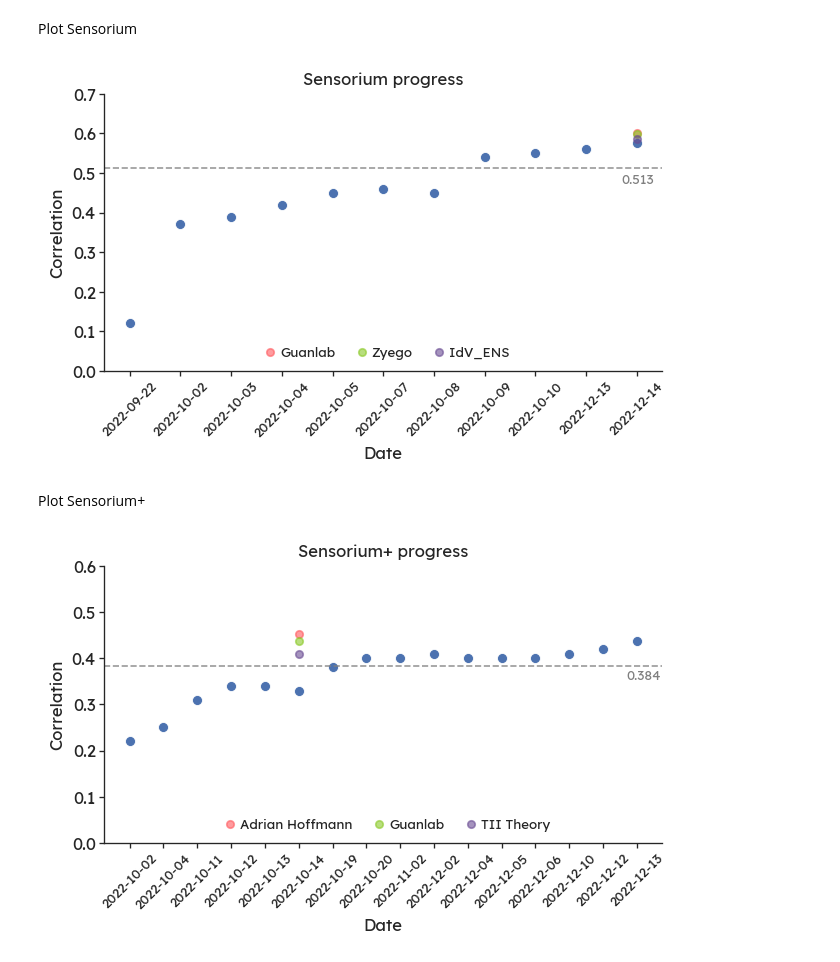
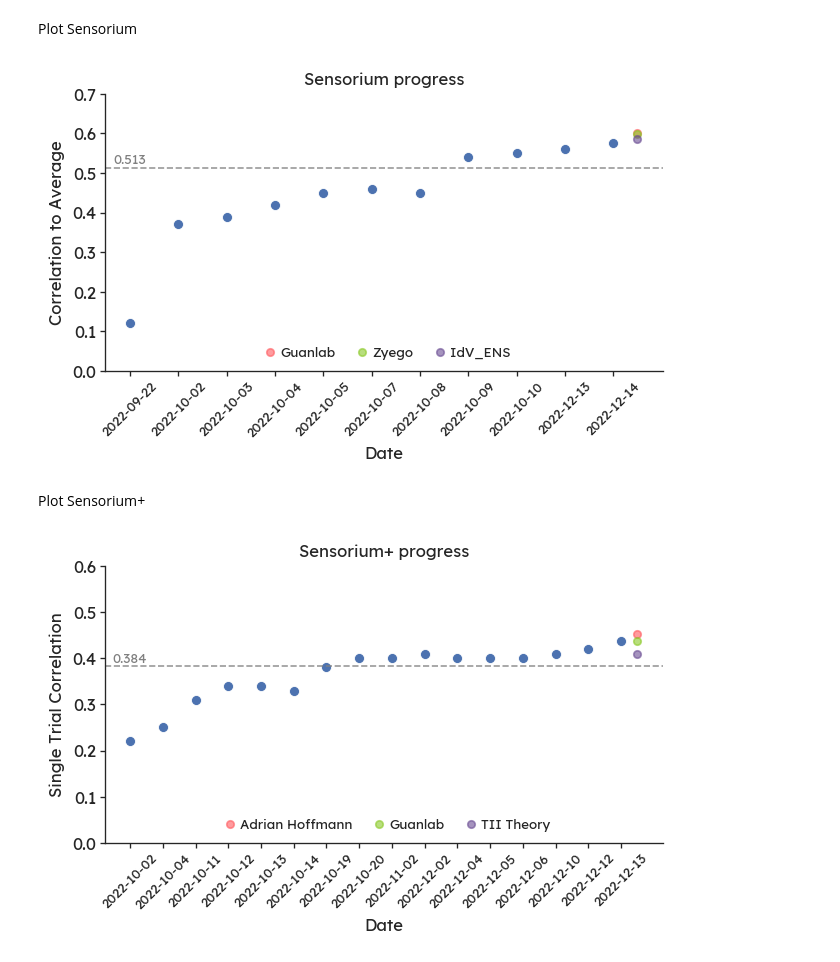
Before and after one commit to bryanlimy/V1T, a Jupyter notebook: misc/progress_visualization.ipynb, the cells around one changed output. Saved outputs shown, nothing was run; the diff lists cells and outputs as text; code cells hidden in the pictures.

```diff
--- a/misc/progress_visualization.ipynb
+++ b/misc/progress_visualization.ipynb
@@ -26,46 +26,46 @@ df1 = pd.DataFrame(
         ["2022-12-13", 0.56],
         ["2022-12-14", 0.576],
     ],
-    columns=["Date", "Correlation"],
+    columns=["Date", "Correlation to Average"],
 )
 # %%
 label_fontsize, tick_fontsize = 10, 8
 figure, ax = plt.subplots(nrows=1, ncols=1, figsize=(6, 3), dpi=120)
-sns.scatterplot(df1, x="Date", y="Correlation", ax=ax)
+sns.scatterplot(df1, x="Date", y="Correlation to Average", ax=ax)
 ax.axhline(y=0.513, color="gray", linestyle="--", linewidth=1, alpha=0.8)
 ax.text(
-    x=len(df1) - 1.3, y=0.513 - 0.04, s="0.513", fontsize=tick_fontsize, color="gray"
+    x=0, y=0.513 * 1.02, s="0.513", ha="center", fontsize=tick_fontsize, color="gray"
 )
 tensorboard.remove_top_right_spines(axis=ax)
 ax.set_xticks(
     ax.get_xticks(),
     ax.get_xticklabels(),
     rotation=45,
     ha="center",
     fontsize=tick_fontsize,
 )
 ax.set_ylim((0, 0.7))
 ax.set_title("Sensorium progress", fontsize=label_fontsize)
-x = len(df1) - 1
+x = len(df1) - 0.5
 ax.scatter(x=x, y=0.60, color="#ff595e", s=20, alpha=0.6, label="Guanlab")
 ax.scatter(x=x, y=0.598, color="#8ac926", s=20, alpha=0.6, label="Zyego")
 ax.scatter(x=x, y=0.587, color="#6a4c93", s=20, alpha=0.6, label="IdV_ENS")
 plt.legend(
     loc="lower center",
     frameon=False,
     ncols=3,
     framealpha=1,
     handletextpad=-0.25,
     columnspacing=1.0,
     markerscale=1,
     fontsize=tick_fontsize,
 )
 plt.show()
 tensorboard.save_figure(
     figure, filename=os.path.join("plots", "sensorium_progress.png"), dpi=240
 )
 # %% [output]
-[figure, old version]
+[figure, new version]
 # %% [markdown]
 Plot Sensorium+
 # %%
@@ -93,10 +93,10 @@ df2 = pd.DataFrame(
 # %%
 label_fontsize, tick_fontsize = 10, 8
 figure, ax = plt.subplots(nrows=1, ncols=1, figsize=(6, 3), dpi=120)
-sns.scatterplot(df2, x="Date", y="Correlation", ax=ax)
+sns.scatterplot(df2, x="Date", y="Single Trial Correlation", ax=ax)
 ax.axhline(y=0.384, color="gray", linestyle="--", linewidth=1, alpha=0.8)
 ax.text(
-    x=len(df2) - 1.3, y=0.384 - 0.03, s="0.384", fontsize=tick_fontsize, color="gray"
+    x=0, y=0.384 * 1.02, s="0.384", ha="center", fontsize=tick_fontsize, color="gray"
 )
 tensorboard.remove_top_right_spines(axis=ax)
 ax.set_xticks(
@@ -108,7 +108,7 @@ ax.set_xticks(
 )
 ax.set_ylim((0, 0.6))
 ax.set_title("Sensorium+ progress", fontsize=label_fontsize)
-x = 5
+x = len(df2) - 0.5
 ax.scatter(x=x, y=0.453, color="#ff595e", s=20, alpha=0.6, label="Adrian Hoffmann")
 ax.scatter(x=x, y=0.437, color="#8ac926", s=20, alpha=0.6, label="Guanlab")
 ax.scatter(x=x, y=0.410, color="#6a4c93", s=20, alpha=0.6, label="TII Theory")
@@ -127,4 +127,4 @@ tensorboard.save_figure(
     figure, filename=os.path.join("plots", "sensorium+_progress.png"), dpi=240
 )
 # %% [output]
-[figure, old version]
+[figure, new version]
```
Also changed, not shown: parts of 1 cell of this notebook.
